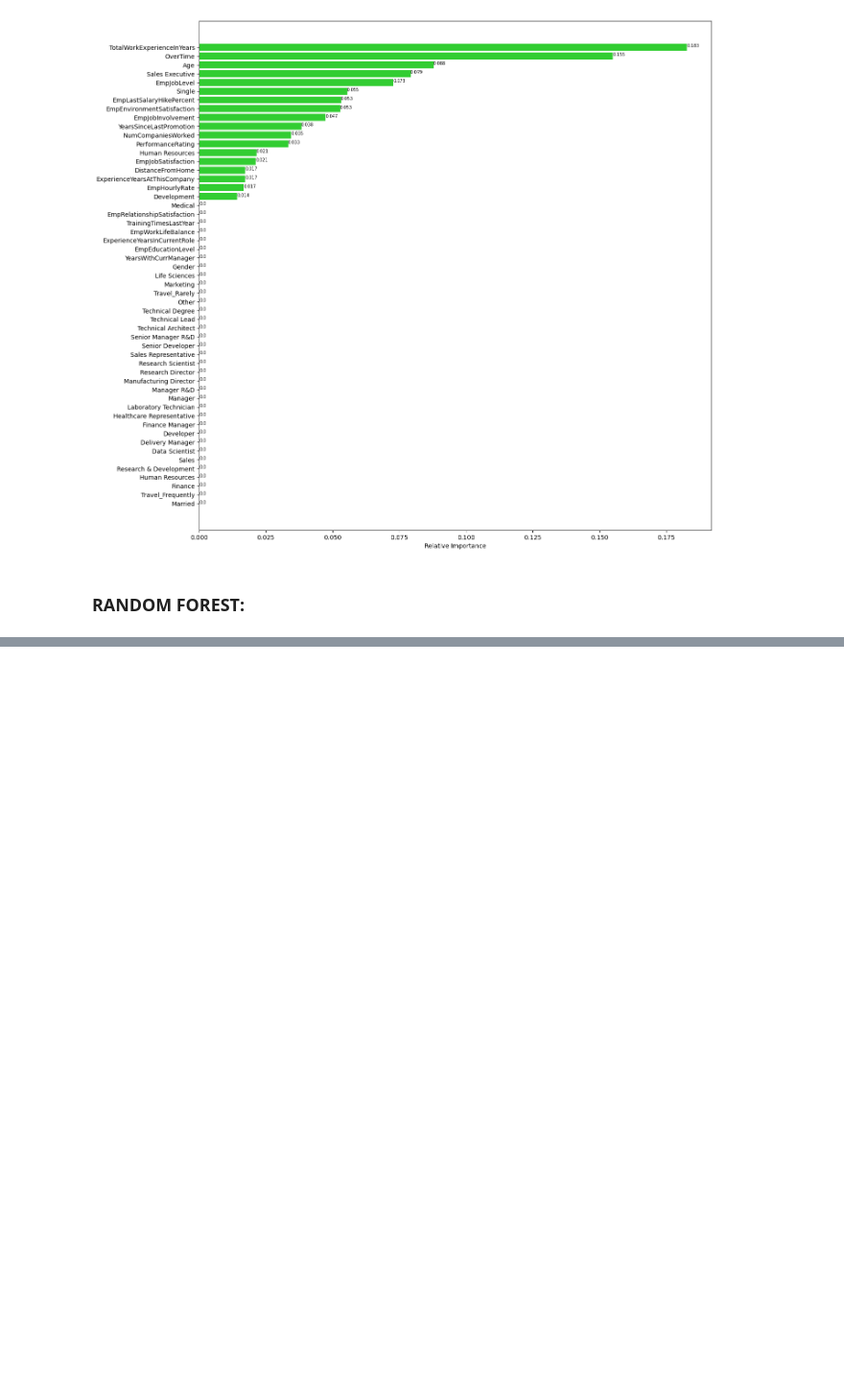
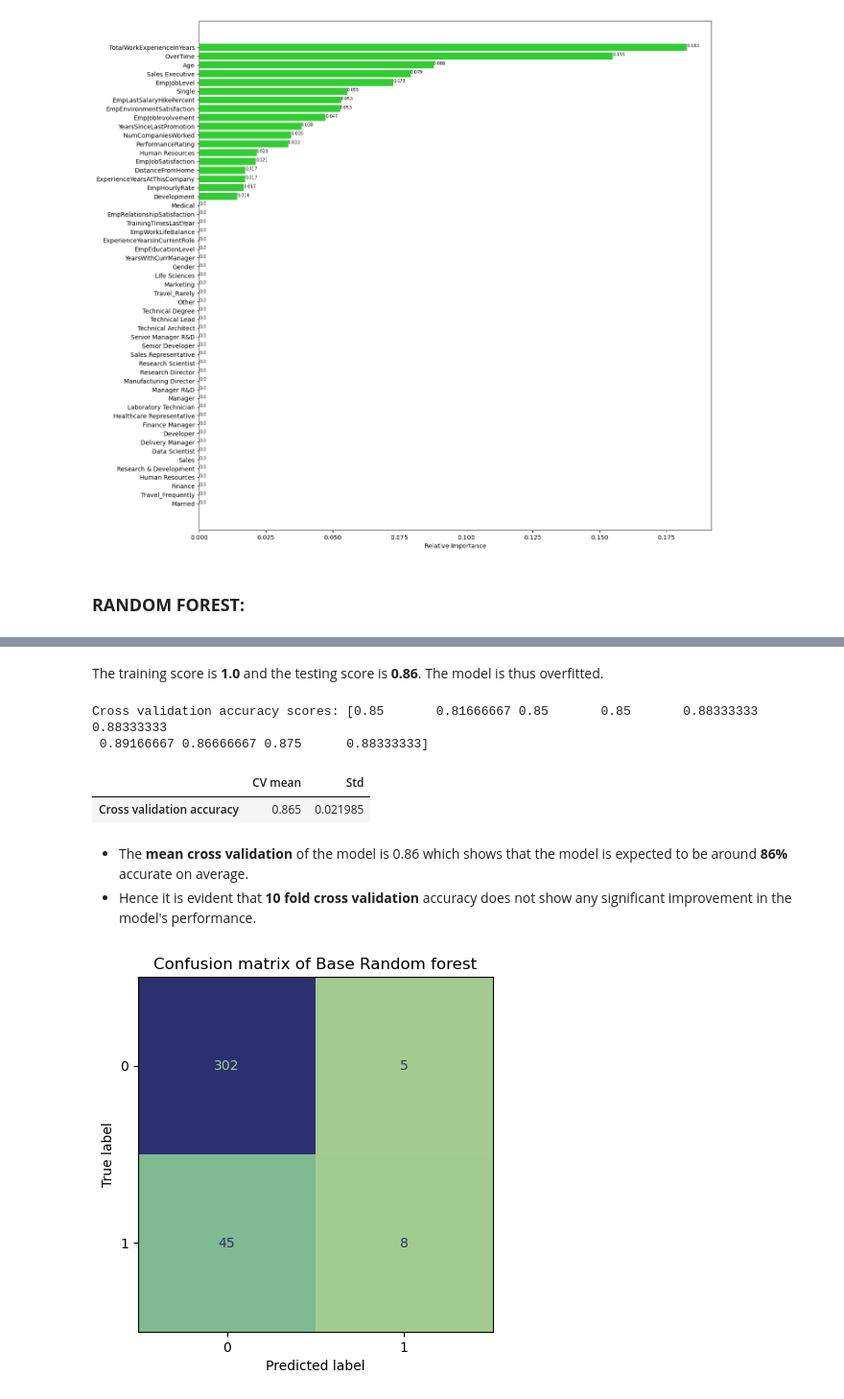
Before and after one commit to shanusaras/Employee_Performance_Analysis, a Jupyter notebook: Project.ipynb, the cells around one changed output, grey strips where cells are left out. Shown at 96% size. Cells and saved outputs as stored; diff of their text form; code cells hidden in the pictures; blank space fills up the shorter version.

Commit message:
Random forest model is implemented and grid search cv is used to tune the model

```diff
--- a/Project.ipynb
+++ b/Project.ipynb
@@ -1752,3 +1752,8 @@ plt.show()
 [figure]
 # %% [markdown]
 ### **RANDOM FOREST:**
+# %%
+# Splitting features and target variable
+
+X= data.drop('Attrition', axis= 1)
+y= data[['Attrition']]
@@ -1754,0 +1799,3 @@ plt.show()
+# %%
+# Splitting x and y into training and testing sets
+X_train3, X_test3, y_train3, y_test3= train_test_split(X, y, stratify=y, test_size= 0.3, random_state=0)
@@ -1754,0 +1813,6 @@ plt.show()
+# %%
+# Initializing the model
+rf_model= RandomForestClassifier()
+
+# fitting the model to the train data
+rf_model.fit(X_train3, y_train3)
@@ -1754,0 +1851,2 @@ plt.show()
+# %% [markdown]
+The training score is **1.0** and the testing score is **0.86**. The model is thus overfitted.
@@ -1754,0 +1858,26 @@ plt.show()
+# %%
+# cross validation accuracy
+
+score= cross_val_score(rf_model, X, y, cv= kf, scoring= 'accuracy')
+print(f'Cross validation accuracy scores: {score}')
+# %% [output]
+Cross validation accuracy scores: [0.85       0.81666667 0.85       0.85       0.88333333 0.88333333
+ 0.89166667 0.86666667 0.875      0.88333333]
+# %%
+RF_acc= pd.DataFrame({'CV mean': score.mean(), 'Std': score.std()}, index= ['Cross validation accuracy'])
+RF_acc
+# %% [output]
+|  | CV mean | Std |
+| Cross validation accuracy | 0.865 | 0.021985 |
+# %% [markdown]
+- The **mean cross validation** of the model is 0.86 which shows that the model is expected to be around **86%** accurate on average.
+- Hence it is evident that **10 fold cross validation** accuracy does not show any significant improvement in the model's performance.
+# %%
+# Confusion matrix
+
+from sklearn.metrics import ConfusionMatrixDisplay
+ConfusionMatrixDisplay.from_estimator(rf_model, X_test3, y_test3, colorbar= False, cmap= 'crest')
+plt.title('Confusion matrix of Base Random forest')
+plt.grid(False)
+# %% [output]
+[figure, added]
```
Also changed, not shown: parts of 33 cells of this notebook.
